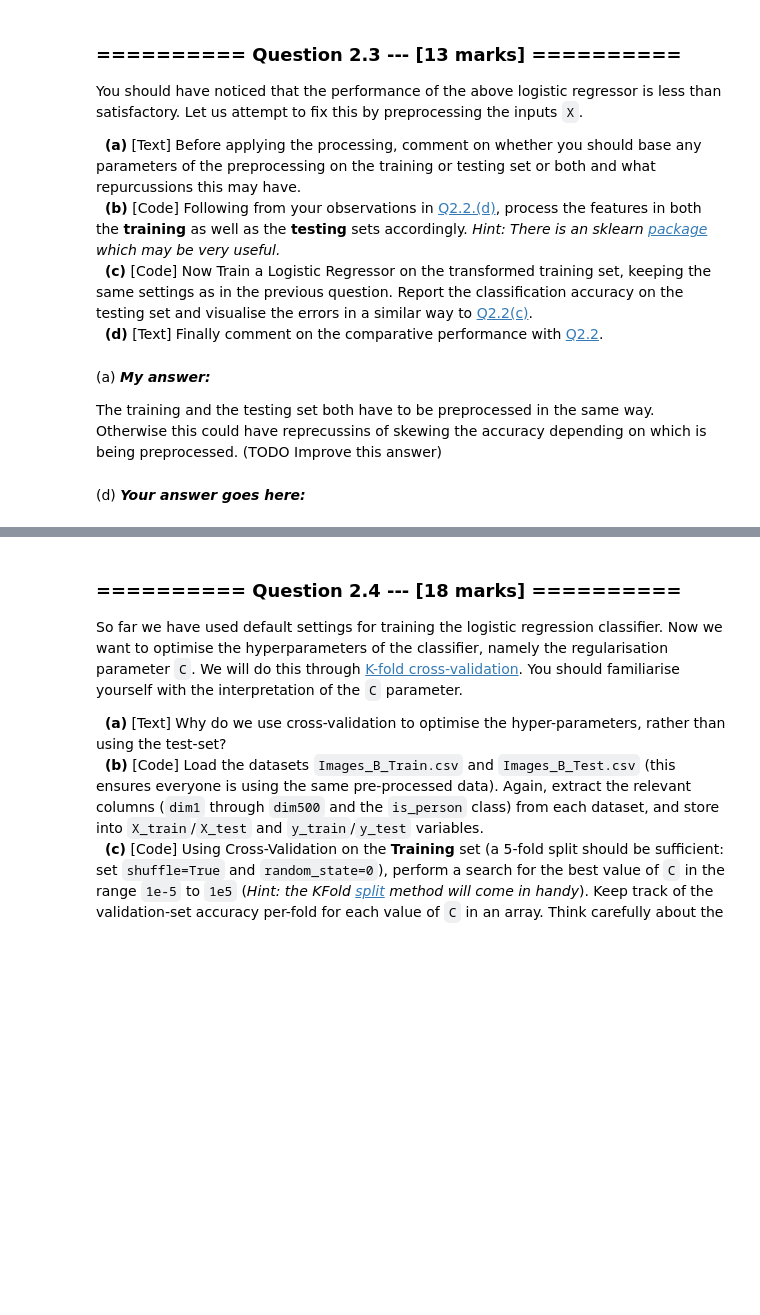
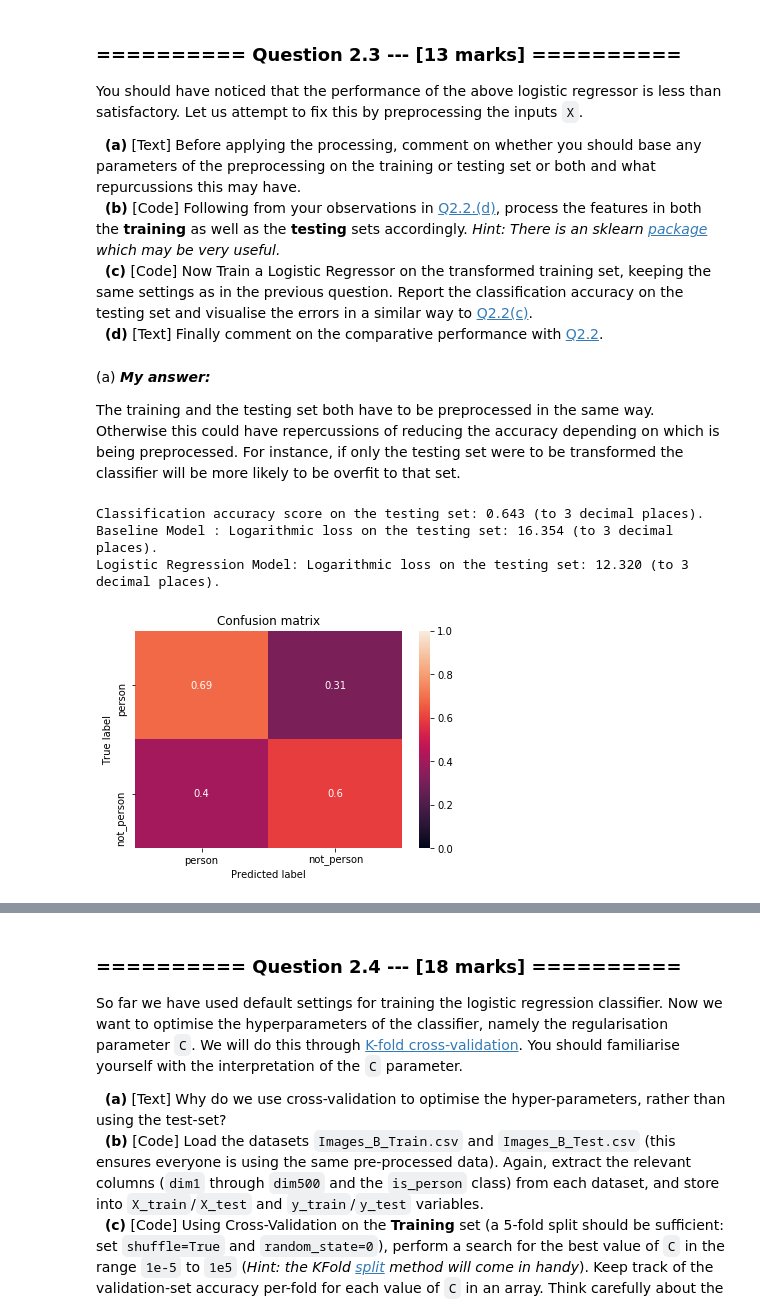
Before and after one commit to ZeroSum24/IAML2018, a Jupyter notebook: Assignments/03_A_ObjectRecognition.ipynb, the cells around one changed output, grey strips where cells are left out. Cells and saved outputs as stored; diff of their text form; code cells hidden in the pictures; blank space fills up the shorter version.

```diff
--- a/Assignments/03_A_ObjectRecognition.ipynb
+++ b/Assignments/03_A_ObjectRecognition.ipynb
@@ -388,4 +425,4 @@ You should have noticed that the performance of the above logistic regressor is
 # %% [markdown]
 (a) ***My answer:***
 
-The training and the testing set both have to be preprocessed in the same way. Otherwise this could have reprecussins of skewing the accuracy depending on which is being preprocessed. (TODO Improve this answer)
+The training and the testing set both have to be preprocessed in the same way. Otherwise this could have repercussions of reducing the accuracy depending on which is being preprocessed. For instance, if only the testing set were to be transformed the classifier will be more likely to be overfit to that set.
@@ -396,2 +429,40 @@ The training and the testing set both have to be preprocessed in the same way. O
-# %% [markdown]
-(d) ***Your answer goes here:***
+# %%
+# (b) # Processing the features in both the training as well as the testing sets:
+
+# Using the Standard scaler package from sklearn
+scaler = preprocessing.StandardScaler().fit(X_tr)
+scaler
+
+X_tr_scaled = scaler.transform(X_tr)
+X_tst_scaled = scaler.transform(X_tst)
+
+# This can produce warnings below which confirm the data is being converted to float64
+# %%
+# (c) # Training a Logistic Regressor on the transformed training set:
+
+# Training the LogisticRegression classifier
+lrc = LogisticRegression(solver='lbfgs').fit(X_tr_scaled, y_tr)
+
+# Predicting the values of the validation set
+lrc_pred = lrc.predict(X_tst_scaled)
+
+# Calculating and printing the accuracy score
+print("Classification accuracy score on the testing set: {0:.3f} (to 3 decimal places)."
+      .format(lrc.score(X_tst_scaled, y_tst)))
+
+# Logistic Regression method
+lrc_logloss = log_loss(y_true=y_tst, y_pred=lrc_pred)
+
+print("Baseline Model : Logarithmic loss on the testing set: {0:.3f} (to 3 decimal places).".format(base_logloss))
+print("Logistic Regression Model: Logarithmic loss on the testing set: {0:.3f} (to 3 decimal places)."
+      .format(lrc_logloss))
+
+cm = confusion_matrix(np.array(y_tst), lrc_pred)
+cm_norm = cm/cm.sum(axis=1)[:, np.newaxis]
+plot_confusion_matrix(cm_norm, classes=['person','not_person'])
+plt.show()
+# %% [output]
+Classification accuracy score on the testing set: 0.643 (to 3 decimal places).
+Baseline Model : Logarithmic loss on the testing set: 16.354 (to 3 decimal places).
+Logistic Regression Model: Logarithmic loss on the testing set: 12.320 (to 3 decimal places).
+[figure, added]
```
Also changed, not shown: parts of 43 cells of this notebook.
